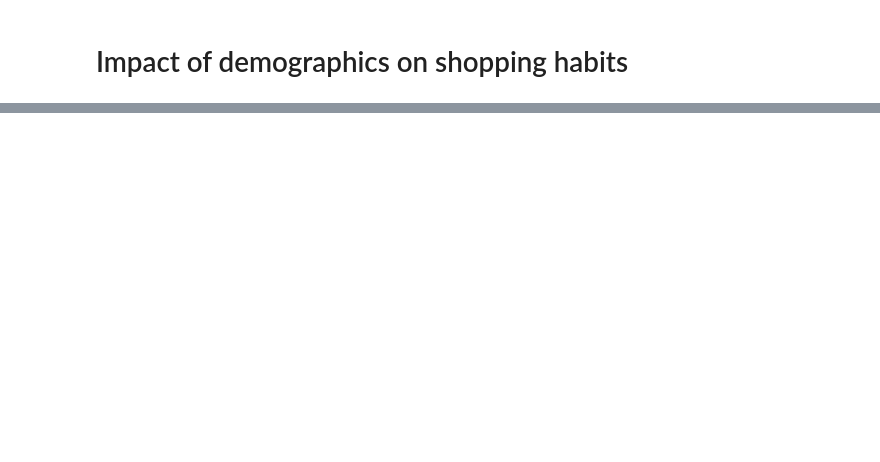
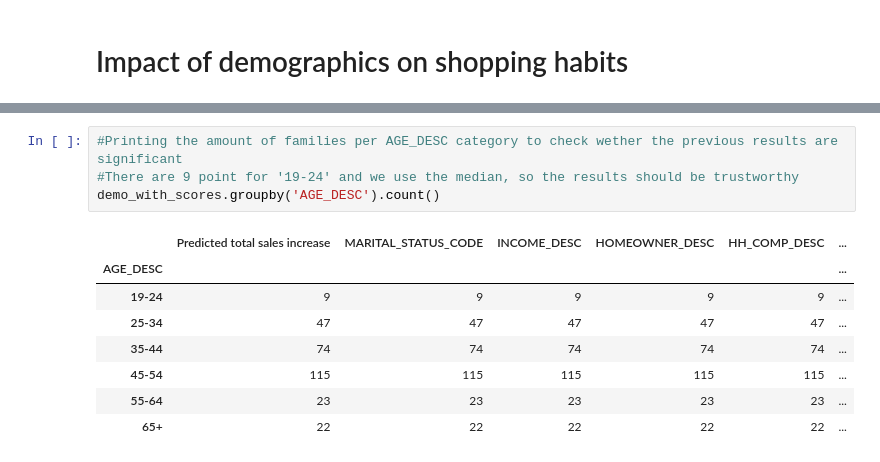
Before and after one commit to dhruti96shah/ada_project_pinkfluffybunnies, a Jupyter notebook: ada project.ipynb, the cells around one changed output, grey strips where cells are left out. Saved outputs shown, nothing was run; the diff lists cells and outputs as text; blank space fills up the shorter version.

```diff
--- a/ada project.ipynb
+++ b/ada project.ipynb
@@ -559,0 +552,13 @@ demo_with_scores.groupby('HH_COMP_DESC').median()[['Predicted total sales increa
+# %%
+#Printing the amount of families per AGE_DESC category to check wether the previous results are significant
+#There are 9 point for '19-24' and we use the median, so the results should be trustworthy
+demo_with_scores.groupby('AGE_DESC').count()
+# %% [output]
+|  | Predicted total sales increase | MARITAL_STATUS_CODE | INCOME_DESC | HOMEOWNER_DESC | HH_COMP_DESC | ... |
+| AGE_DESC |  |  |  |  |  | ... |
+| 19-24 | 9 | 9 | 9 | 9 | 9 | ... |
+| 25-34 | 47 | 47 | 47 | 47 | 47 | ... |
+| 35-44 | 74 | 74 | 74 | 74 | 74 | ... |
+| 45-54 | 115 | 115 | 115 | 115 | 115 | ... |
+| 55-64 | 23 | 23 | 23 | 23 | 23 | ... |
+| 65+ | 22 | 22 | 22 | 22 | 22 | ... |
```
Also changed, not shown: parts of 34 cells of this notebook.
